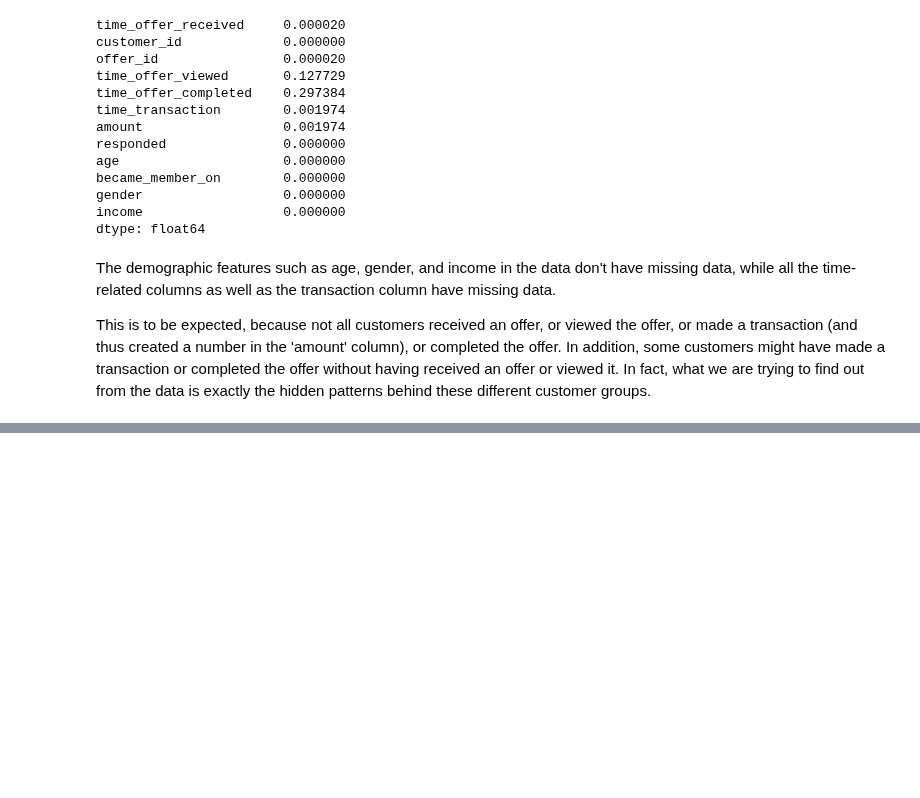
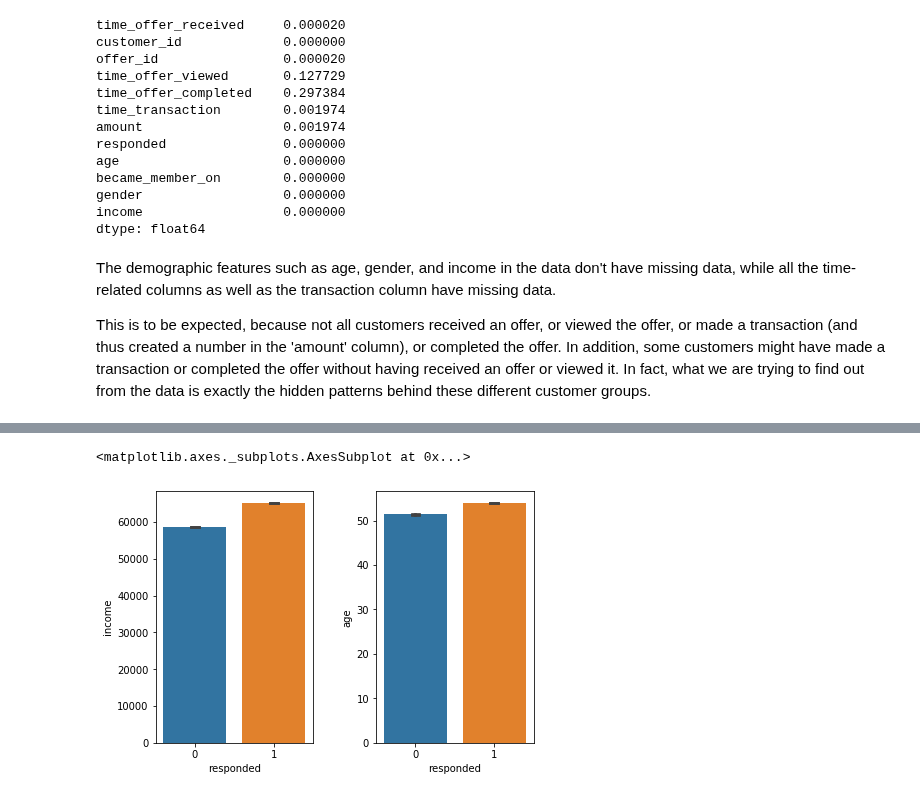
Before and after one commit to Kilie/starbucks, a Jupyter notebook: Starbucks_Capstone_notebook.ipynb, the cells around one changed output, grey strips where cells are left out. Saved outputs shown, nothing was run; the diff lists cells and outputs as text; code cells hidden in the pictures; blank space fills up the shorter version.

```diff
--- a/Starbucks_Capstone_notebook.ipynb
+++ b/Starbucks_Capstone_notebook.ipynb
@@ -542,0 +605,9 @@ This is to be expected, because not all customers received an offer, or viewed t
+# %%
+# The mean of income and age in different response groups
+fig, axis = plt.subplots(1, 2)
+plt.subplots_adjust(wspace=0.4, hspace=0.4, top=1.0, right=1.0)
+sns.barplot(x=df['responded'], y=df['income'], capsize=.1, ax=axis[0])
+sns.barplot(x=df['responded'], y=df['age'], capsize=.1, ax=axis[1])
+# %% [output]
+<matplotlib.axes._subplots.AxesSubplot at 0x...>
+[figure, added]
```
Also changed, not shown: parts of 13 cells of this notebook.
